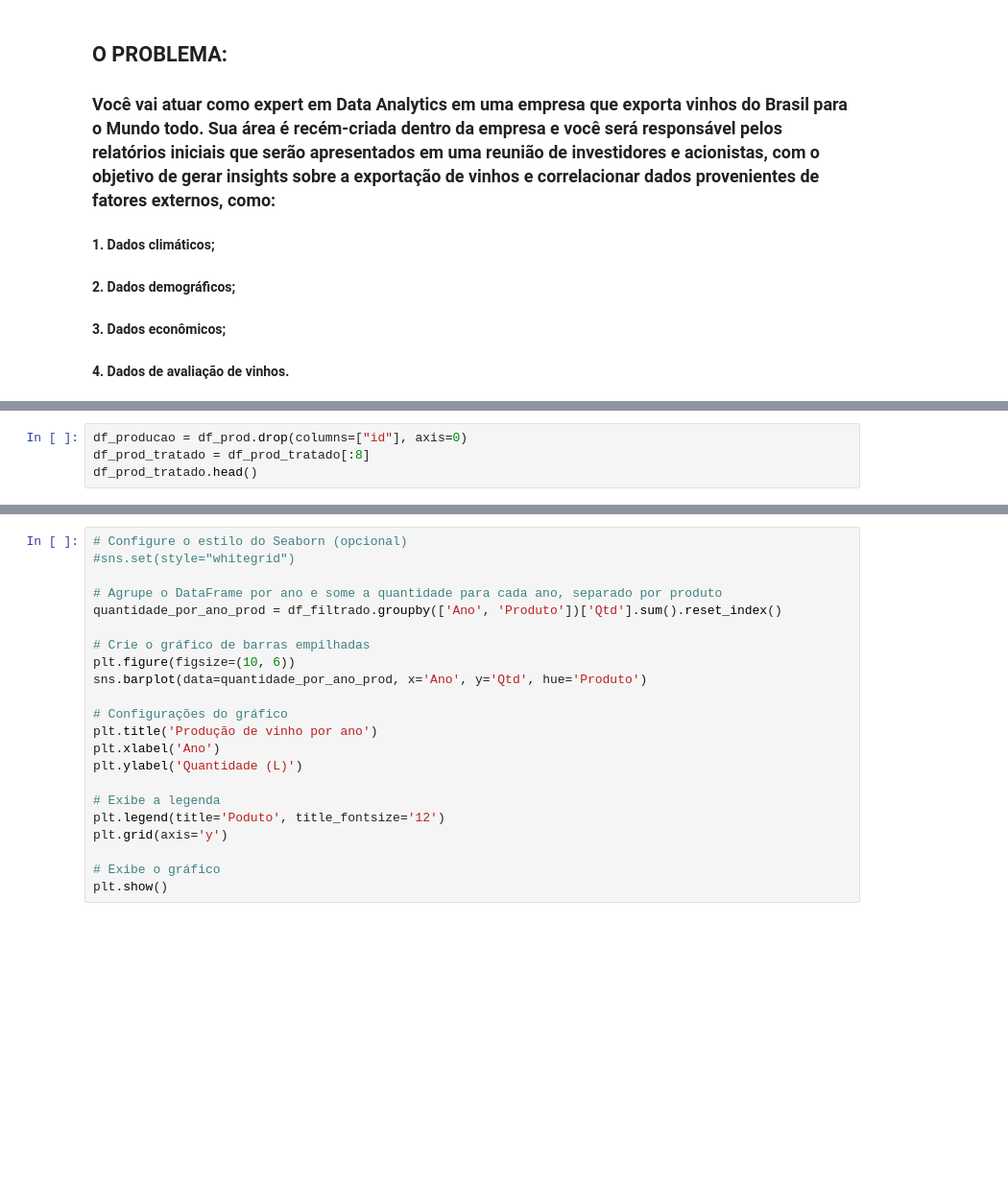
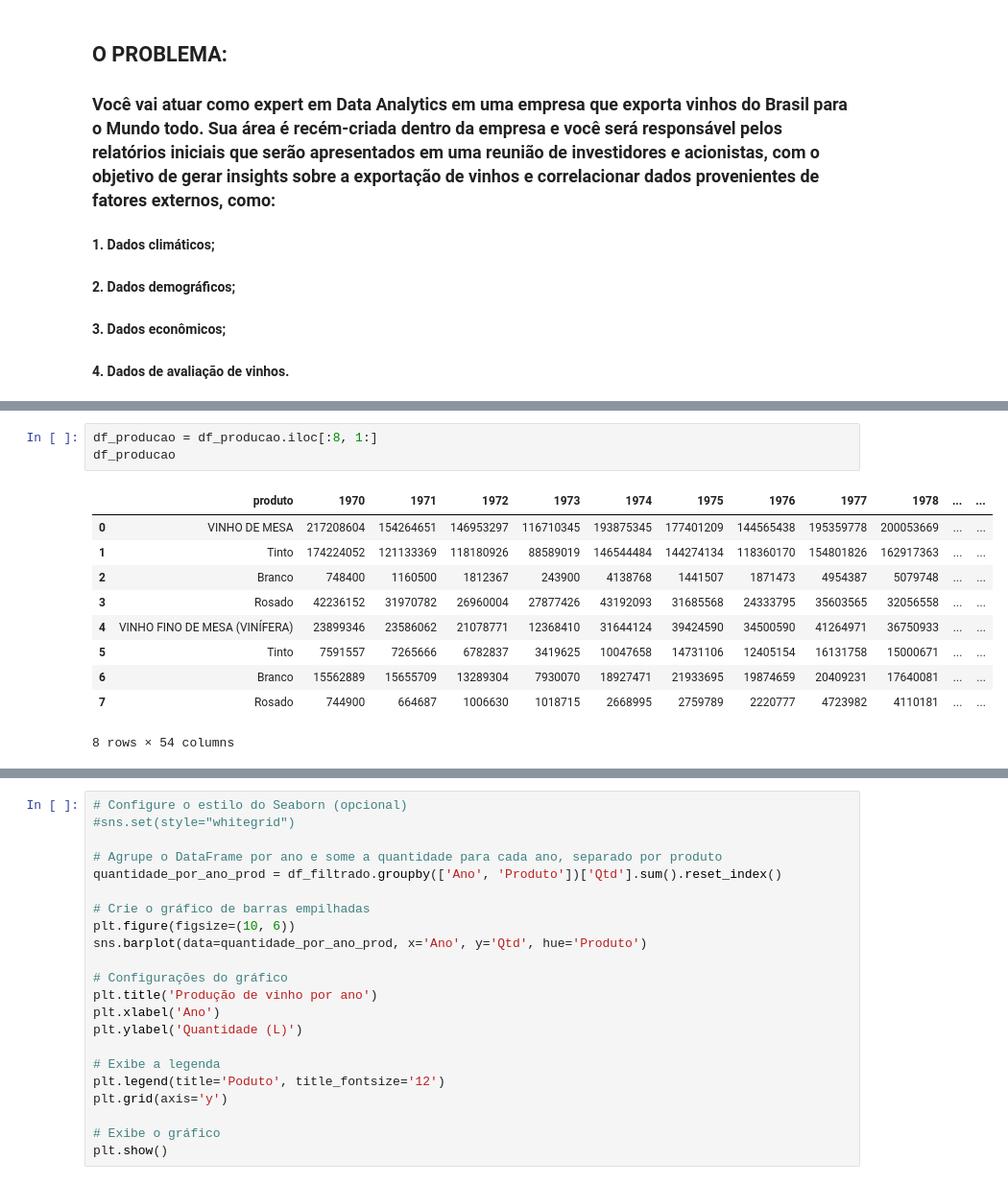
Before and after one commit to thedatascientistichub/FIAP--Pos-Data-Analytics---Fase-1, a Jupyter notebook: Fase 1 - Tech Challenge - Data Analytics.ipynb, the cells around one changed output, grey strips where cells are left out. Shown: that part at 96% size. Cells and saved outputs as stored; diff of their text form; blank space fills up the shorter version.

```diff
--- a/Fase 1 - Tech Challenge - Data Analytics.ipynb
+++ b/Fase 1 - Tech Challenge - Data Analytics.ipynb
@@ -50,4 +47,0 @@ df_producao.head()
-# %%
-df_producao = df_prod.drop(columns=["id"], axis=0)
-df_prod_tratado = df_prod_tratado[:8]
-df_prod_tratado.head()
@@ -151,0 +59,14 @@ plt.show()
+# %%
+df_producao = df_producao.iloc[:8, 1:]
+df_producao
+# %% [output]
+|  | produto | 1970 | 1971 | 1972 | 1973 | 1974 | 1975 | 1976 | 1977 | 1978 | ... | ... |
+| 0 | VINHO DE MESA | 217208604 | 154264651 | 146953297 | 116710345 | 193875345 | 177401209 | 144565438 | 195359778 | 200053669 | ... | ... |
+| 1 | Tinto | 174224052 | 121133369 | 118180926 | 88589019 | 146544484 | 144274134 | 118360170 | 154801826 | 162917363 | ... | ... |
+| 2 | Branco | 748400 | 1160500 | 1812367 | 243900 | 4138768 | 1441507 | 1871473 | 4954387 | 5079748 | ... | ... |
+| 3 | Rosado | 42236152 | 31970782 | 26960004 | 27877426 | 43192093 | 31685568 | 24333795 | 35603565 | 32056558 | ... | ... |
+| 4 | VINHO FINO DE MESA (VINÍFERA) | 23899346 | 23586062 | 21078771 | 12368410 | 31644124 | 39424590 | 34500590 | 41264971 | 36750933 | ... | ... |
+| 5 | Tinto | 7591557 | 7265666 | 6782837 | 3419625 | 10047658 | 14731106 | 12405154 | 16131758 | 15000671 | ... | ... |
+| 6 | Branco | 15562889 | 15655709 | 13289304 | 7930070 | 18927471 | 21933695 | 19874659 | 20409231 | 17640081 | ... | ... |
+| 7 | Rosado | 744900 | 664687 | 1006630 | 1018715 | 2668995 | 2759789 | 2220777 | 4723982 | 4110181 | ... | ... |
+8 rows × 54 columns
```
Also changed, not shown: parts of 28 cells of this notebook.
